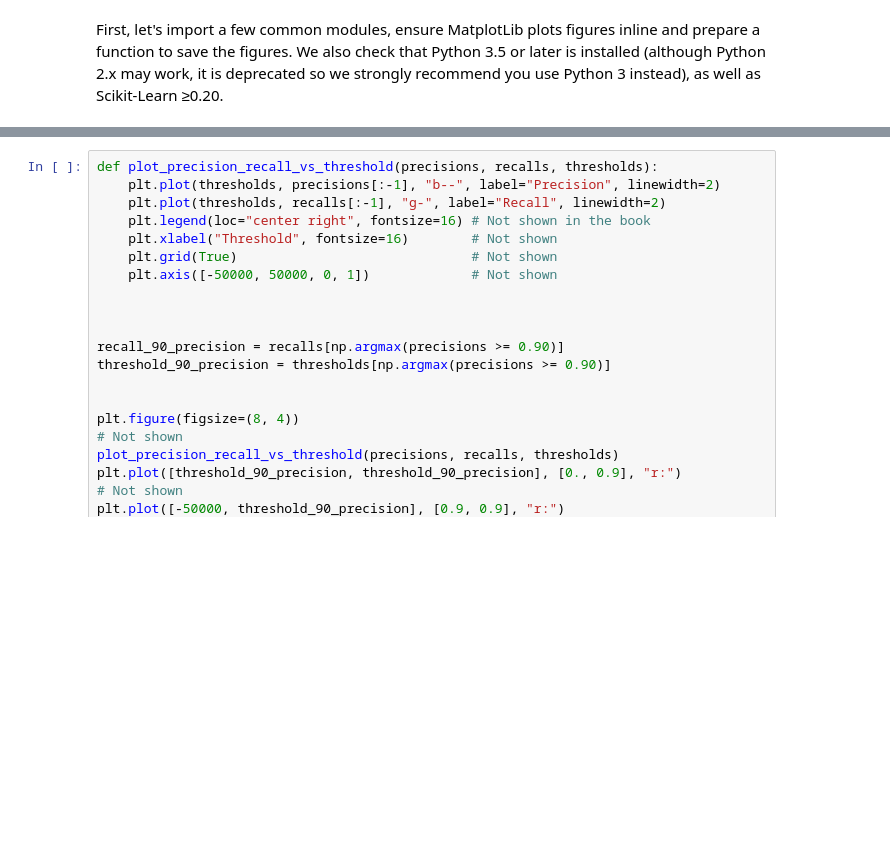
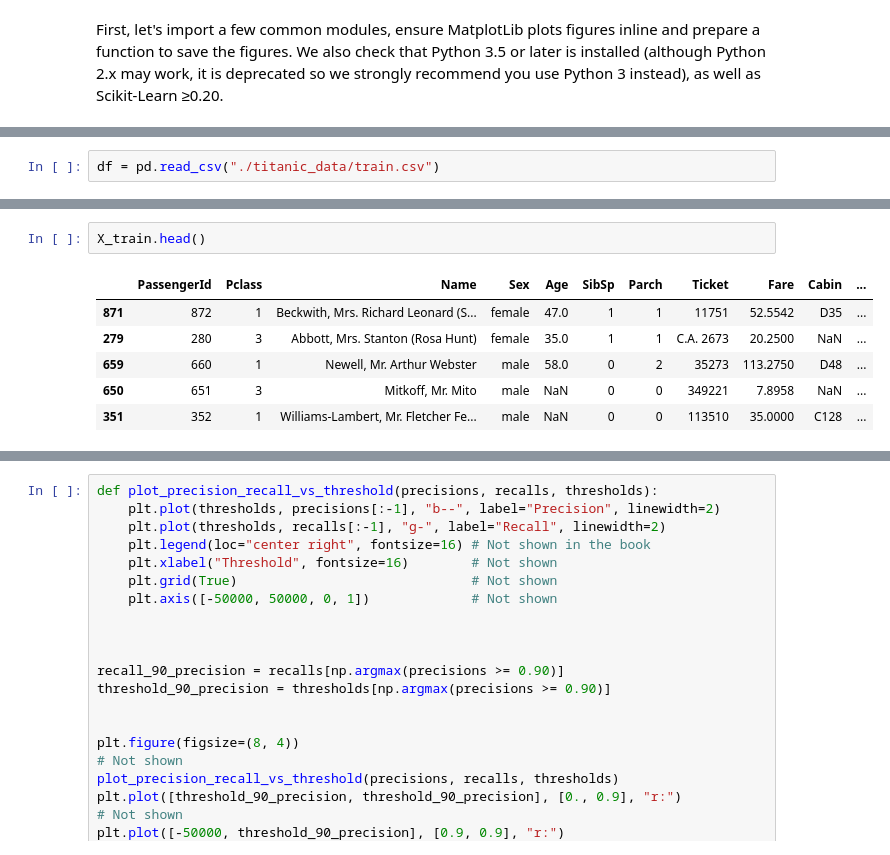
Before and after one commit to viggiano75/hands_on_ml, a Jupyter notebook: cap_03/03_classification.ipynb, the cells around one changed output, grey strips where cells are left out. Cells and saved outputs as stored; diff of their text form; blank space fills up the shorter version.

```diff
--- a/cap_03/03_classification.ipynb
+++ b/cap_03/03_classification.ipynb
@@ -232,0 +29,2 @@ precisions, recalls, thresholds = precision_recall_curve(y_train_5, y_scores)
+# %%
+df = pd.read_csv("./titanic_data/train.csv")
@@ -232,0 +86,9 @@ precisions, recalls, thresholds = precision_recall_curve(y_train_5, y_scores)
+# %%
+X_train.head()
+# %% [output]
+|  | PassengerId | Pclass | Name | Sex | Age | SibSp | Parch | Ticket | Fare | Cabin | ... |
+| 871 | 872 | 1 | Beckwith, Mrs. Richard Leonard (S... | female | 47.0 | 1 | 1 | 11751 | 52.5542 | D35 | ... |
+| 279 | 280 | 3 | Abbott, Mrs. Stanton (Rosa Hunt) | female | 35.0 | 1 | 1 | C.A. 2673 | 20.2500 | NaN | ... |
+| 659 | 660 | 1 | Newell, Mr. Arthur Webster | male | 58.0 | 0 | 2 | 35273 | 113.2750 | D48 | ... |
+| 650 | 651 | 3 | Mitkoff, Mr. Mito | male | NaN | 0 | 0 | 349221 | 7.8958 | NaN | ... |
+| 351 | 352 | 1 | Williams-Lambert, Mr. Fletcher Fe... | male | NaN | 0 | 0 | 113510 | 35.0000 | C128 | ... |
```
Also changed, not shown: parts of 61 cells of this notebook.
